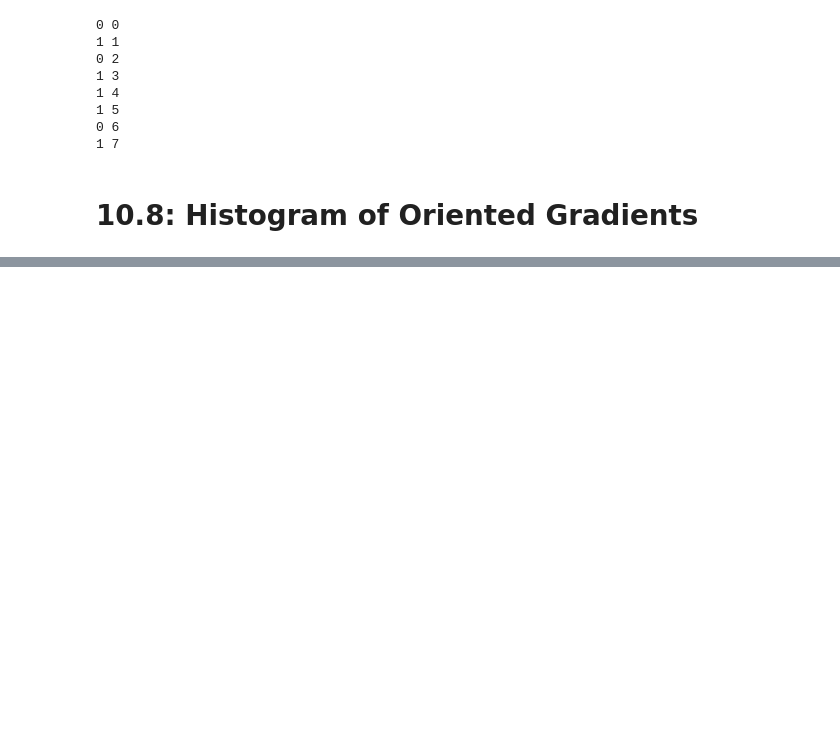
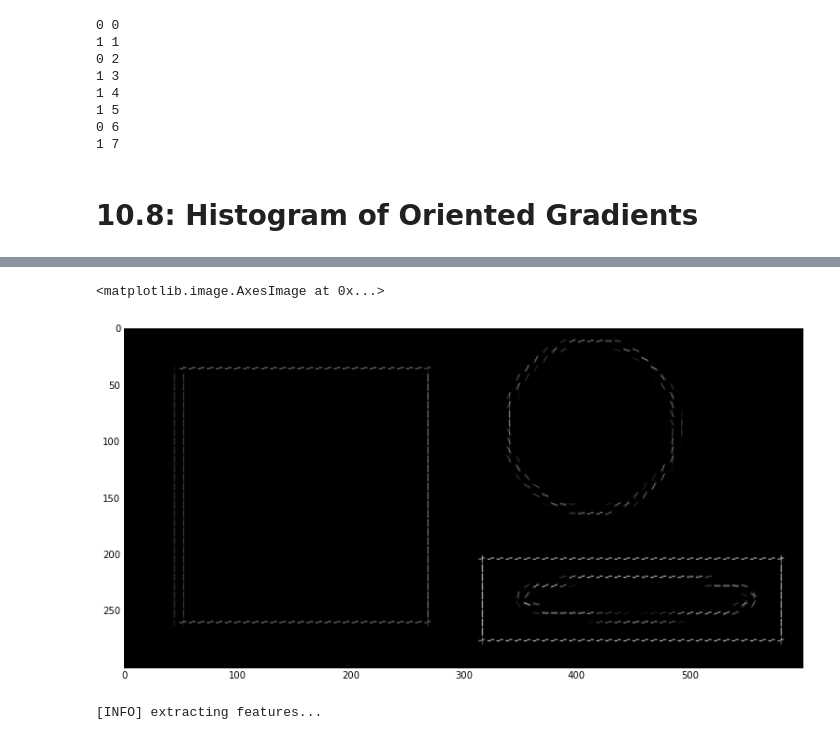
Before and after one commit to YaroslavSchubert/pyimagegurus, a Jupyter notebook: MONTH_2_1.ipynb, the cells around one changed output, grey strips where cells are left out. Saved outputs shown, nothing was run; the diff lists cells and outputs as text; code cells hidden in the pictures; blank space fills up the shorter version.

```diff
--- a/MONTH_2_1.ipynb
+++ b/MONTH_2_1.ipynb
@@ -480,0 +496,50 @@ for a, b in zip(L, range(0, len(L))):
+# %%
+
+from skimage import exposure
+from skimage import feature
+import cv2
+
+
+logo = cv2.imread('data/basic_shapes.png')
+logo = cv2.cvtColor(logo, cv2.COLOR_BGR2GRAY)
+
+(H, hogImage) = feature.hog(logo, orientations=9, pixels_per_cell=(8, 8),cells_per_block=(2, 2), normalise=True, visualise=True)
+hogImage = exposure.rescale_intensity(hogImage, out_range=(0, 255))
+hogImage = hogImage.astype("uint8")
+
+plt.figure(figsize=(13,13))
+plt.imshow(hogImage, cmap='gray')
+# from skimage import exposure
+# from skimage import feature
+# import cv2
+
+# (H, hogImage) = feature.hog(logo, orientations=9, pixels_per_cell=(8, 8),cells_per_block=(2, 2), normalise=True, visualise=True)
+# hogImage = exposure.rescale_intensity(hogImage, out_range=(0, 255))
+# hogImage = hogImage.astype("uint8")
+
+# cv2.imshow("HOG Image", hogImage)
+# %% [output]
+<matplotlib.image.AxesImage at 0x...>
+[figure, added]
+# %%
+print "[INFO] extracting features..."
+data = []
+labels = []
+
+for imagePath in paths.list_images('data/hog/car_logos/'):
+    make = imagePath.split('/')[-2]
+    image = cv2.imread(imagePath)
+    gray = cv2.cvtColor(image, cv2.COLOR_BGR2GRAY)
+    edged = imutils.auto_canny(gray)
+
+    (cnts, _) = cv2.findContours(edged.copy(), cv2.RETR_EXTERNAL, cv2.CHAIN_APPROX_SIMPLE)
+    c = max(cnts, key=cv2.contourArea)
+
+    (x, y, w, h) = cv2.boundingRect(c)
+    logo = gray[y:y + h, x:x + w]
+    logo = cv2.resize(logo, (200, 100))
+    H = feature.hog(logo, orientations=9, pixels_per_cell=(10, 10), cells_per_block=(2, 2), normalise=True)
+    data.append(H)
+    labels.append(make)
+# %% [output]
+[INFO] extracting features...
```
Also changed, not shown: parts of 3 cells of this notebook, 1 other file.
